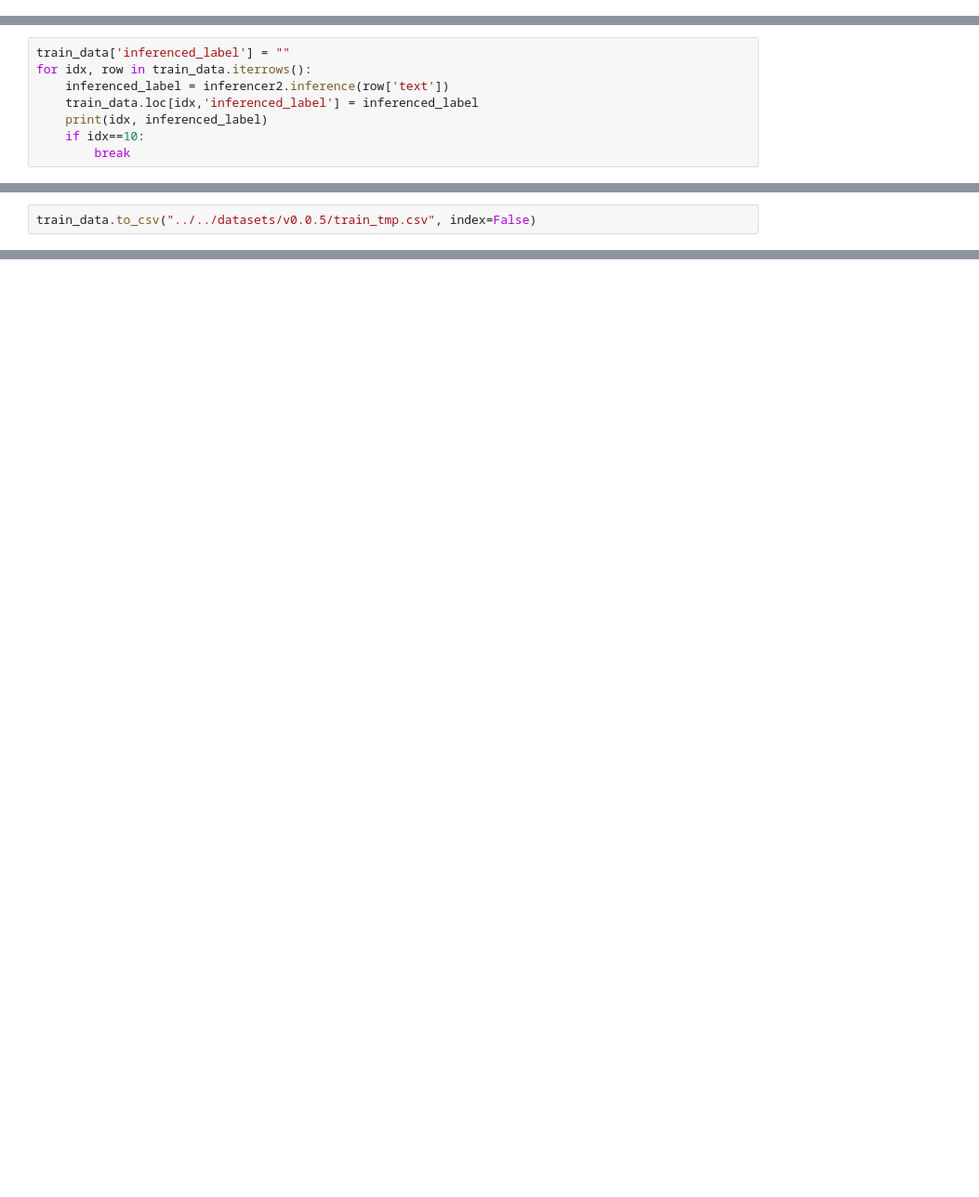
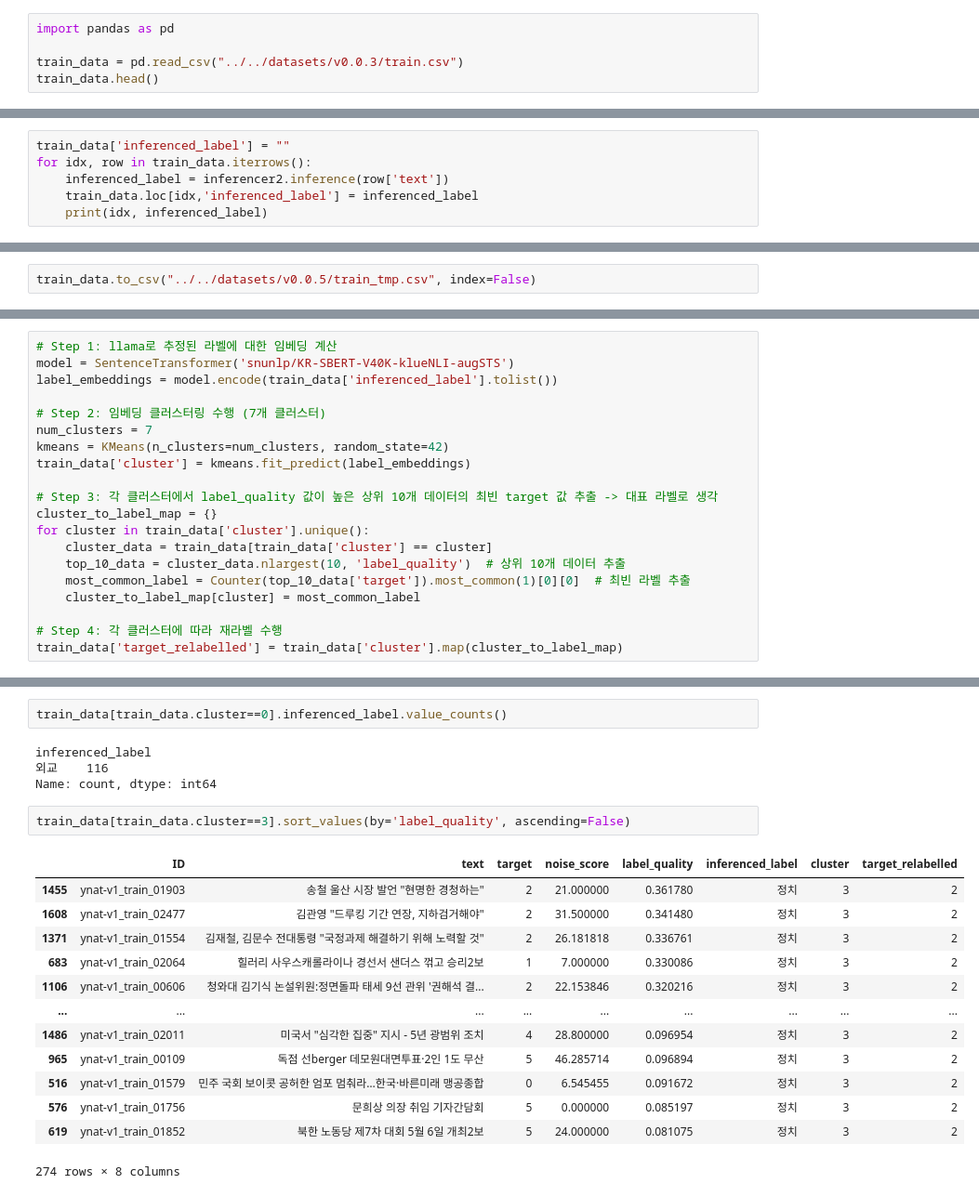
Before and after one commit to boostcampaitech7/level2-nlp-datacentric-nlp-06, a Jupyter notebook: minji/minji_clean_dataset.ipynb, the cells around one changed output, grey strips where cells are left out. Shown: that part at 93% size. Saved outputs shown, nothing was run; the diff lists cells and outputs as text; blank space fills up the shorter version.

Commit message:
feat: Try relabelling with Llama

```diff
--- a/minji/minji_clean_dataset.ipynb
+++ b/minji/minji_clean_dataset.ipynb
@@ -361,0 +419,5 @@ cleaned_train_data.to_csv("../../datasets/v0.0.4/train.csv", index=False)
+# %%
+import pandas as pd
+
+train_data = pd.read_csv("../../datasets/v0.0.3/train.csv")
+train_data.head()
@@ -373,8 +442,6 @@ for idx, row in train_data.iterrows():
     inferenced_label = inferencer2.inference(row['text'])
     train_data.loc[idx,'inferenced_label'] = inferenced_label
     print(idx, inferenced_label)
-    if idx==10:
-        break
 # %% [output]
 The attention mask and the pad token id were not set. As a consequence, you may observe unexpected behavior. Please pass your input's `attention_mask` to obtain reliable results.
 Setting `pad_token_id` to `eos_token_id`:None for open-end generation.
@@ -393,0 +484,20 @@ denoised_final.to_csv("../../datasets/v0.0.3/train.csv", index=False)
+# %%
+# Step 1: llama로 추정된 라벨에 대한 임베딩 계산
+model = SentenceTransformer('snunlp/KR-SBERT-V40K-klueNLI-augSTS')
+label_embeddings = model.encode(train_data['inferenced_label'].tolist())
+
+# Step 2: 임베딩 클러스터링 수행 (7개 클러스터)
+num_clusters = 7
+kmeans = KMeans(n_clusters=num_clusters, random_state=42)
+train_data['cluster'] = kmeans.fit_predict(label_embeddings)
+
+# Step 3: 각 클러스터에서 label_quality 값이 높은 상위 10개 데이터의 최빈 target 값 추출 -> 대표 라벨로 생각
+cluster_to_label_map = {}
+for cluster in train_data['cluster'].unique():
+    cluster_data = train_data[train_data['cluster'] == cluster]
+    top_10_data = cluster_data.nlargest(10, 'label_quality')  # 상위 10개 데이터 추출
+    most_common_label = Counter(top_10_data['target']).most_common(1)[0][0]  # 최빈 라벨 추출
+    cluster_to_label_map[cluster] = most_common_label
+
+# Step 4: 각 클러스터에 따라 재라벨 수행
+train_data['target_relabelled'] = train_data['cluster'].map(cluster_to_label_map)
@@ -393,0 +522,22 @@ denoised_final.to_csv("../../datasets/v0.0.3/train.csv", index=False)
+# %%
+train_data[train_data.cluster==0].inferenced_label.value_counts()
+# %% [output]
+inferenced_label
+외교    116
+Name: count, dtype: int64
+# %%
+train_data[train_data.cluster==3].sort_values(by='label_quality', ascending=False)
+# %% [output]
+|  | ID | text | target | noise_score | label_quality | inferenced_label | cluster | target_relabelled |
+| 1455 | ynat-v1_train_01903 | 송철 울산 시장 발언 "현명한 경청하는" | 2 | 21.000000 | 0.361780 | 정치 | 3 | 2 |
+| 1608 | ynat-v1_train_02477 | 김관영 "드루킹 기간 연장, 지하검거해야" | 2 | 31.500000 | 0.341480 | 정치 | 3 | 2 |
+| 1371 | ynat-v1_train_01554 | 김재철, 김문수 전대통령 "국정과제 해결하기 위해 노력할 것" | 2 | 26.181818 | 0.336761 | 정치 | 3 | 2 |
+| 683 | ynat-v1_train_02064 | 힐러리 사우스캐롤라이나 경선서 샌더스 꺾고 승리2보 | 1 | 7.000000 | 0.330086 | 정치 | 3 | 2 |
+| 1106 | ynat-v1_train_00606 | 청와대 김기식 논설위원:정면돌파 태세 9선 관위 '권해석 결... | 2 | 22.153846 | 0.320216 | 정치 | 3 | 2 |
+| ... | ... | ... | ... | ... | ... | ... | ... | ... |
+| 1486 | ynat-v1_train_02011 | 미국서 "심각한 집중" 지시 - 5년 광범위 조치 | 4 | 28.800000 | 0.096954 | 정치 | 3 | 2 |
+| 965 | ynat-v1_train_00109 | 독점 선berger 데모원대면투표·2인 1도 무산 | 5 | 46.285714 | 0.096894 | 정치 | 3 | 2 |
+| 516 | ynat-v1_train_01579 | 민주 국회 보이콧 공허한 엄포 멈춰라…한국·바른미래 맹공종합 | 0 | 6.545455 | 0.091672 | 정치 | 3 | 2 |
+| 576 | ynat-v1_train_01756 | 문희상 의장 취임 기자간담회 | 5 | 0.000000 | 0.085197 | 정치 | 3 | 2 |
+| 619 | ynat-v1_train_01852 | 북한 노동당 제7차 대회 5월 6일 개최2보 | 5 | 24.000000 | 0.081075 | 정치 | 3 | 2 |
+274 rows × 8 columns
```
Also changed, not shown: parts of 35 cells of this notebook, 2 other files.
